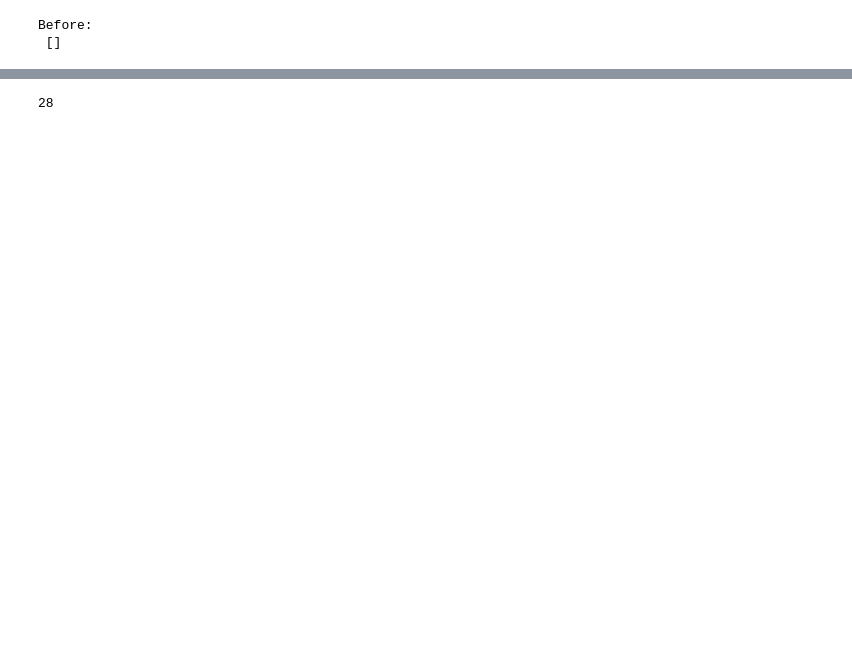
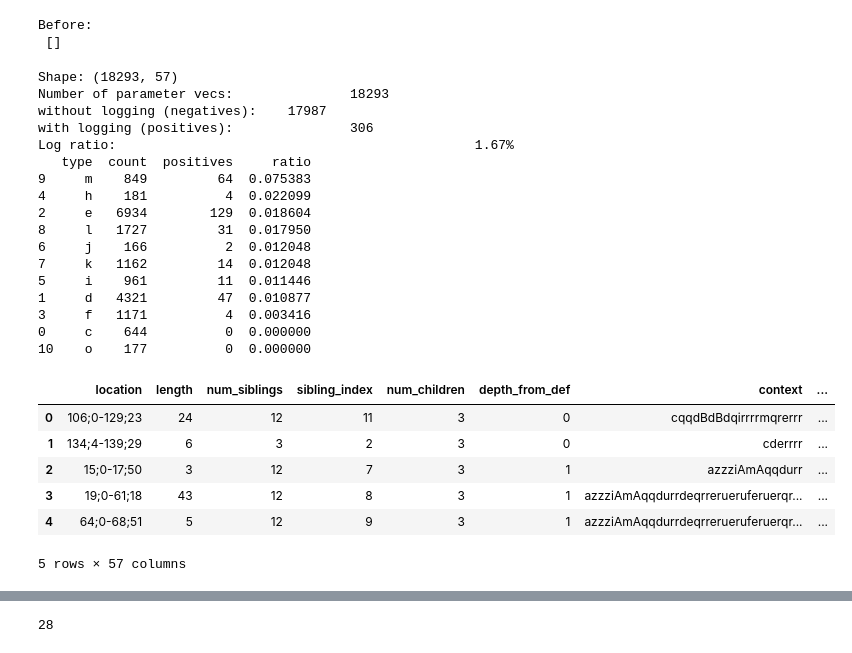
Before and after one commit to ncktl/logcheck, a Jupyter notebook: notebooks/my_approach.ipynb, the cells around one changed output, grey strips where cells are left out. Saved outputs shown, nothing was run; the diff lists cells and outputs as text; code cells hidden in the pictures; blank space fills up the shorter version.

```diff
--- a/notebooks/my_approach.ipynb
+++ b/notebooks/my_approach.ipynb
@@ -69,37 +70,56 @@ Before:
 # %%
 # Read the data
 min_val = 50
 # repo_name = f"174_min{min_val}_alt_depth_expanded.csv"
 # repo_name = f"174_min{min_val}_sibling_index_expanded.csv"
 repo_name = f"174_min{min_val}_alt_siblings_expanded.csv"
+# repo_name = "web2py_expanded.csv"
 
 # repo_name = f"300_min{min_val}_parallelized_expanded.csv"
 
 
 # repo_name = f"174repos_min{min_val}_max1000000"
 # repo_name = f"300repos_min{min_val}_max1000000"
 # repo_name = f"combination"
 # df = pd.read_csv('../features/'+ repo_name +'_new_keyword_expanded.csv')
 # df = pd.read_csv('../features/'+ repo_name +'_counts_expanded.csv')
 # df = pd.read_csv('../features/'+ repo_name +'_node_len_expanded.csv')
 # df = pd.read_csv('../features/'+ repo_name +'_num_siblings_expanded.csv')
 
 df = pd.read_csv('../features/'+ repo_name)
 # df = pd.read_csv('../features/web2py.csv')
 
 # Remove errors
 df = df[df.parent != 'b']
 df = df[df.type != 'b']
 
 # Onehot encode type and parent
 df = pd.get_dummies(df, columns=["type", "parent"])
 
-no_log_cnt, log_cnt = df['contains_logging'].value_counts()
-par_vec_cnt = no_log_cnt + log_cnt
-log_ratio = log_cnt / par_vec_cnt
-print(f"Number of parameter vecs:\t\t{par_vec_cnt}")
-print(f"without logging (negatives):\t{no_log_cnt}")
-print(f"with logging (positives):\t\t{log_cnt}")
-print(f"Log ratio:\t\t\t\t\t\t{log_ratio * 100:.2f}%")
-print(df.shape)
+show_stats(df)
 df.head()
+# %% [output]
+Shape: (18293, 57)
+Number of parameter vecs:               18293
+without logging (negatives):    17987
+with logging (positives):               306
+Log ratio:                                              1.67%
+   type  count  positives     ratio
+9     m    849         64  0.075383
+4     h    181          4  0.022099
+2     e   6934        129  0.018604
+8     l   1727         31  0.017950
+6     j    166          2  0.012048
+7     k   1162         14  0.012048
+5     i    961         11  0.011446
+1     d   4321         47  0.010877
+3     f   1171          4  0.003416
+0     c    644          0  0.000000
+10    o    177          0  0.000000
+|  | location | length | num_siblings | sibling_index | num_children | depth_from_def | context | ... |
+| 0 | 106;0-129;23 | 24 | 12 | 11 | 3 | 0 | cqqdBdBdqirrrrmqrerrr | ... |
+| 1 | 134;4-139;29 | 6 | 3 | 2 | 3 | 0 | cderrrr | ... |
+| 2 | 15;0-17;50 | 3 | 12 | 7 | 3 | 1 | azzziAmAqqdurr | ... |
+| 3 | 19;0-61;18 | 43 | 12 | 8 | 3 | 1 | azzziAmAqqdurrdeqrrerueruferuerqr... | ... |
+| 4 | 64;0-68;51 | 5 | 12 | 9 | 3 | 1 | azzziAmAqqdurrdeqrrerueruferuerqr... | ... |
+5 rows × 57 columns
```
Also changed, not shown: parts of 8 cells of this notebook, 4 other files.
